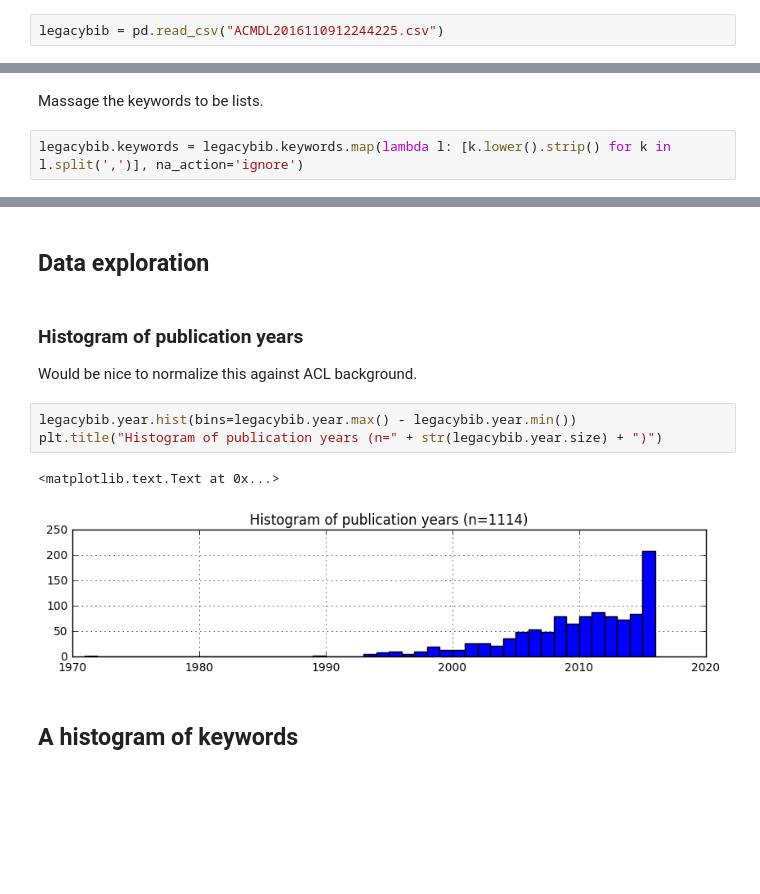
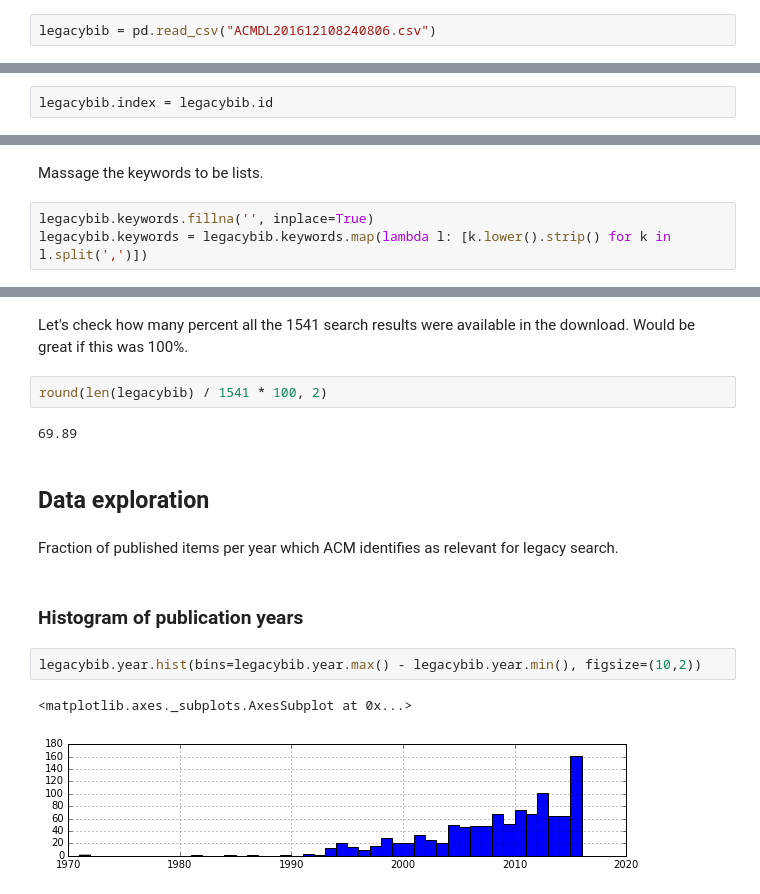
Before and after one commit to xmacex/legacySoftwareACMDLexploration, a Jupyter notebook: ACM DL bibliometry of legacy.ipynb, the cells around one changed output, grey strips where cells are left out. Cells and saved outputs as stored; diff of their text form; blank space fills up the shorter version.

Commit message:
Work mostly about normalizing against background of increased publication numbers. Updated data

```diff
--- a/ACM DL bibliometry of legacy.ipynb
+++ b/ACM DL bibliometry of legacy.ipynb
@@ -16,2 +22,2 @@ A CSV downloaded from ACM DL, in default sorting order of the library's own idea
 # %%
-legacybib = pd.read_csv("ACMDL2016110912244225.csv")
+legacybib = pd.read_csv("ACMDL201612108240806.csv")
@@ -17,0 +47,2 @@ legacybib = pd.read_csv("ACMDL2016110912244225.csv")
+# %%
+legacybib.index = legacybib.id
@@ -18,4 +71,5 @@ legacybib = pd.read_csv("ACMDL2016110912244225.csv")
 # %% [markdown]
 Massage the keywords to be lists.
 # %%
-legacybib.keywords = legacybib.keywords.map(lambda l: [k.lower().strip() for k in l.split(',')], na_action='ignore')
+legacybib.keywords.fillna('', inplace=True)
+legacybib.keywords = legacybib.keywords.map(lambda l: [k.lower().strip() for k in l.split(',')])
@@ -33,14 +108,17 @@ Index(['type', 'id', 'author', 'editor', 'advisor', 'note', 'title', 'pages',
+# %% [markdown]
+Let's check how many percent all the 1541 search results were available in the download. Would be great if this was 100%.
+# %%
+round(len(legacybib) / 1541 * 100, 2)
+# %% [output]
+69.89
 # %% [markdown]
 ## Data exploration
+# %% [markdown]
+Fraction of published items per year which ACM identifies as relevant for legacy search.
 # %% [markdown]
 ### Histogram of publication years
-
-Would be nice to normalize this against ACL background.
 # %%
-legacybib.year.hist(bins=legacybib.year.max() - legacybib.year.min())
-plt.title("Histogram of publication years (n=" + str(legacybib.year.size) + ")")
+legacybib.year.hist(bins=legacybib.year.max() - legacybib.year.min(), figsize=(10,2))
 # %% [output]
-<matplotlib.text.Text at 0x...>
+<matplotlib.axes._subplots.AxesSubplot at 0x...>
-[figure, old version]
+[figure, new version]
-# %% [markdown]
-## A histogram of keywords
```
Also changed, not shown: parts of 47 cells of this notebook, 1 other file.
